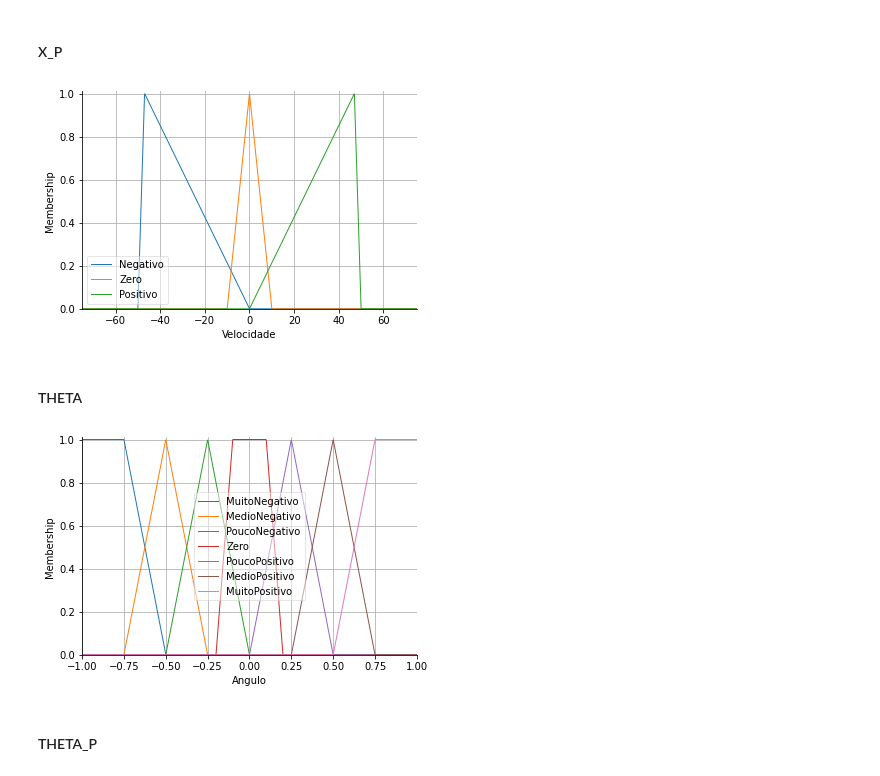
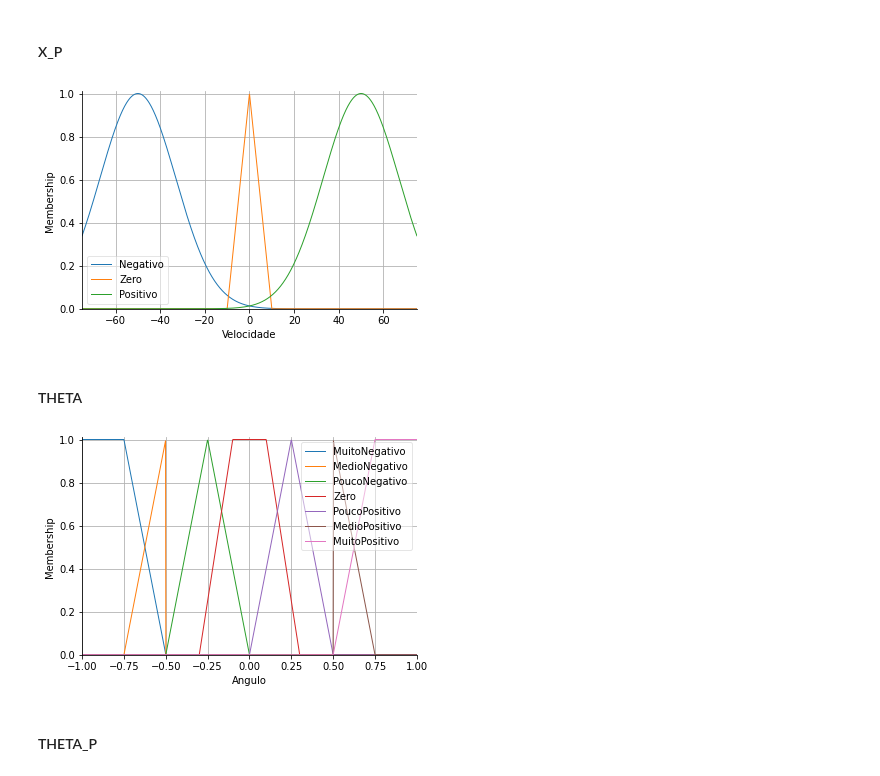
Before and after one commit to VinicMS/controle-inteligente, a Jupyter notebook: PENDULO INVERTIDO (FUZZY)/regritas.ipynb, the cells around one changed output. Drawn from its saved outputs; the diff is of its cells as text; code cells hidden in the pictures.

```diff
--- a/PENDULO INVERTIDO (FUZZY)/regritas.ipynb
+++ b/PENDULO INVERTIDO (FUZZY)/regritas.ipynb
@@ -48,29 +48,29 @@ plt.grid()
 # %% [markdown]
 #### X_P
 # %%
-X_P['Negativo'] = fuzz.trimf(x_p, [-50, -47, -0])
+X_P['Negativo'] = fuzz.gaussmf(x_p, -50, 17)
 X_P['Zero']     = fuzz.trimf(x_p, [-10, 0, 10])
-X_P['Positivo'] = fuzz.trimf(x_p, [0, 47, 50])
+X_P['Positivo'] = fuzz.gaussmf(x_p, 50, 17)
 
 X_P.view()
 plt.grid()
 # %% [output]
-[figure, old version]
+[figure, new version]
 # %% [markdown]
 #### THETA
 # %%
 THETA['MuitoNegativo'] = fuzz.trapmf(theta, [-1, -1, -0.75, -0.5])
-THETA['MedioNegativo'] = fuzz.trimf( theta, [-0.75, -0.5, -0.25])
+THETA['MedioNegativo'] = fuzz.trimf( theta, [-0.75, -0.5, -0.5])
 THETA['PoucoNegativo'] = fuzz.trimf( theta, [-0.50, -0.25, 0])
-THETA['Zero']          = fuzz.trapmf(theta, [-0.2, -0.1, 0.1, 0.2])
+THETA['Zero']          = fuzz.trapmf(theta, [-0.3, -0.1, 0.1, 0.3])
 THETA['PoucoPositivo'] = fuzz.trimf( theta, [0 , 0.25, 0.5])
-THETA['MedioPositivo'] = fuzz.trimf( theta, [0.25, 0.5, 0.75])
+THETA['MedioPositivo'] = fuzz.trimf( theta, [0.5, 0.5, 0.75])
 THETA['MuitoPositivo'] = fuzz.trapmf(theta, [0.5, 0.75, 1, 1])
 
 THETA.view()
 plt.grid()
 # %% [output]
-[figure, old version]
+[figure, new version]
 # %% [markdown]
 #### THETA_P
 # %%
```
Also changed, not shown: parts of 1 cell of this notebook, 1 other file.
